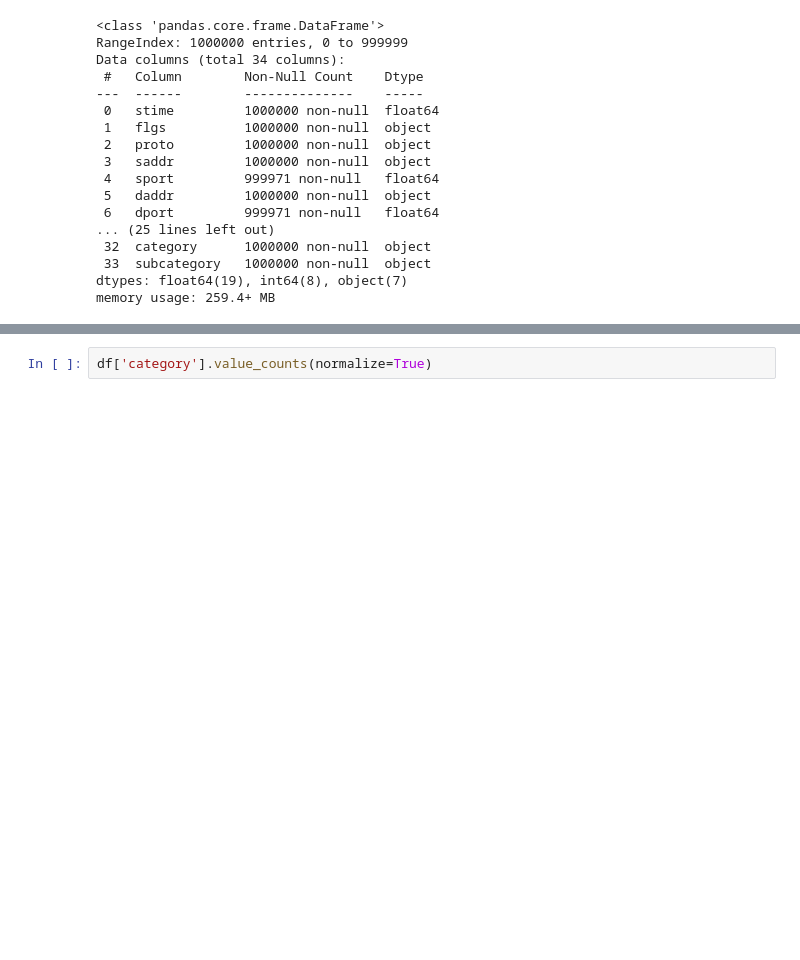
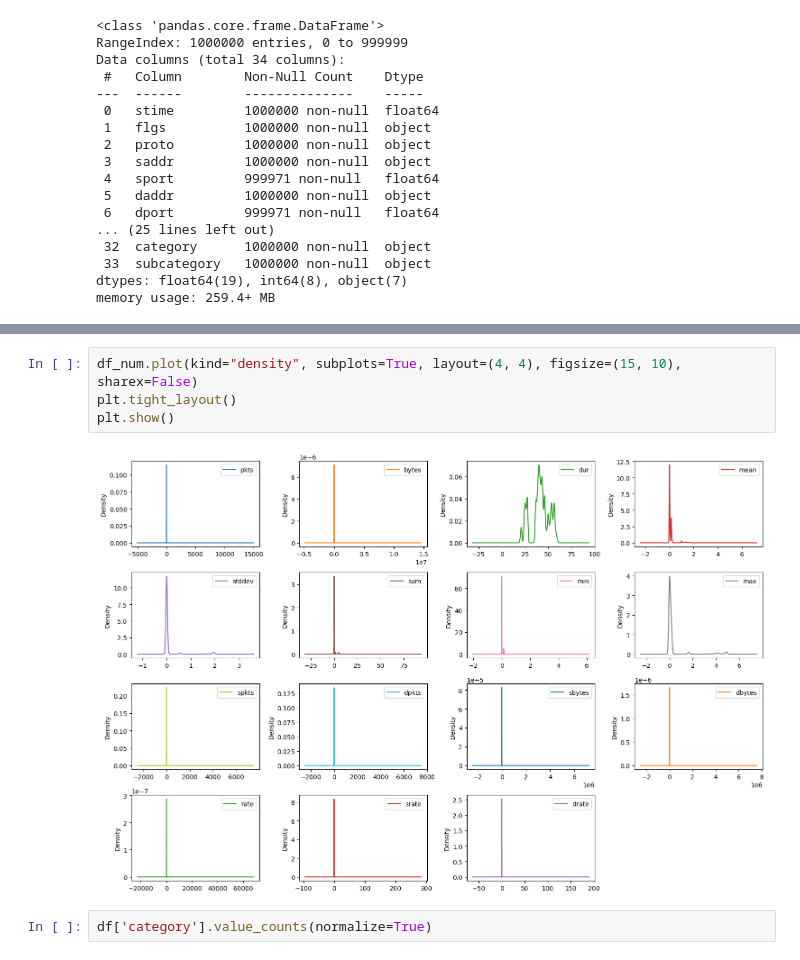
Before and after one commit to joegom22/deteccion-botnets-tfm, a Jupyter notebook: src/bot-iot.ipynb, the cells around one changed output, grey strips where cells are left out. Drawn from its saved outputs; the diff is of its cells as text; blank space fills up the shorter version.

```diff
--- a/src/bot-iot.ipynb
+++ b/src/bot-iot.ipynb
@@ -61,3 +89,9 @@ memory usage: 259.4+ MB
+# %%
+df_num.plot(kind="density", subplots=True, layout=(4, 4), figsize=(15, 10), sharex=False)
+plt.tight_layout()
+plt.show()
+# %% [output]
+[figure, added]
 # %%
 df['category'].value_counts(normalize=True)
 # %% [output]
```
Also changed, not shown: parts of 4 cells of this notebook, 4 other files.
